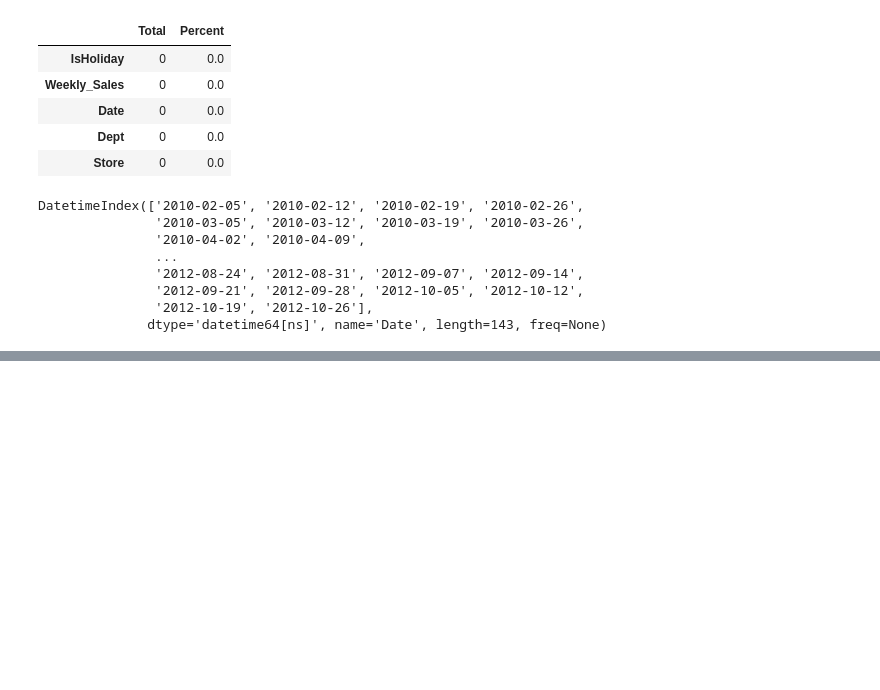
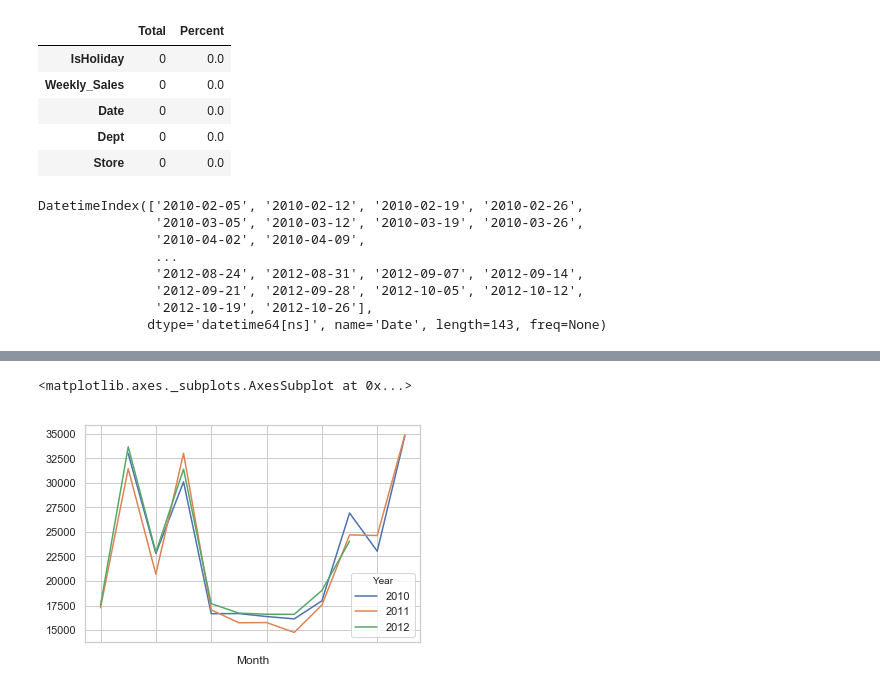
Before and after one commit to mohan-aditya05/walmart_sales_forecasting, a Jupyter notebook: Walmart Sales Forecast.ipynb, the cells around one changed output, grey strips where cells are left out. Cells and saved outputs as stored; diff of their text form; code cells hidden in the pictures; blank space fills up the shorter version.

```diff
--- a/Walmart Sales Forecast.ipynb
+++ b/Walmart Sales Forecast.ipynb
@@ -130,0 +153,4 @@ plt.tight_layout()
+# %%
+monthly_sales_data = pd.pivot_table(ts_1, values = "Weekly_Sales", columns = "Year", index = "Month")
+monthly_sales_data = monthly_sales_data.reindex(index = ['Jan','Feb','Mar', 'Apr', 'May', 'Jun', 'Jul', 'Aug', 'Sep', 'Oct', 'Nov', 'Dec'])
+monthly_sales_data
@@ -130,0 +172,5 @@ plt.tight_layout()
+# %%
+monthly_sales_data.plot()
+# %% [output]
+<matplotlib.axes._subplots.AxesSubplot at 0x...>
+[figure, added]
```
Also changed, not shown: parts of 34 cells of this notebook.
